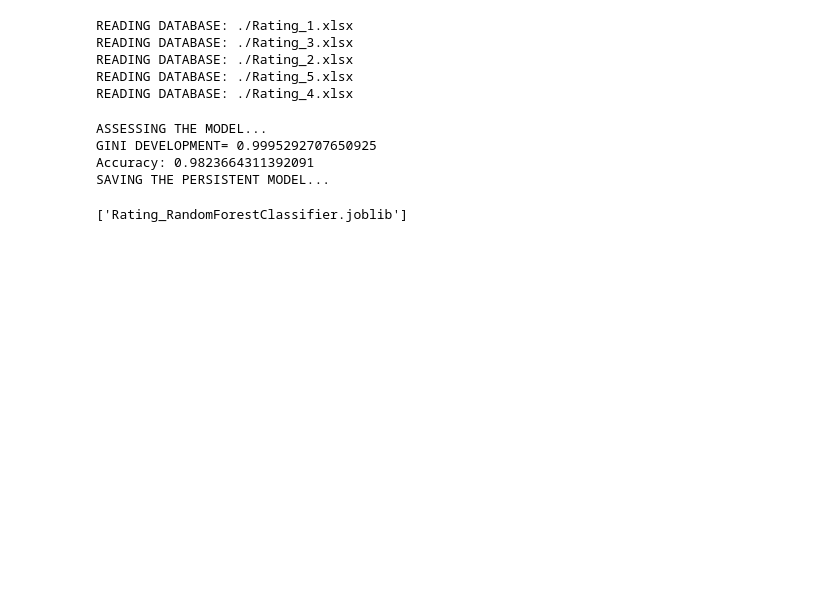
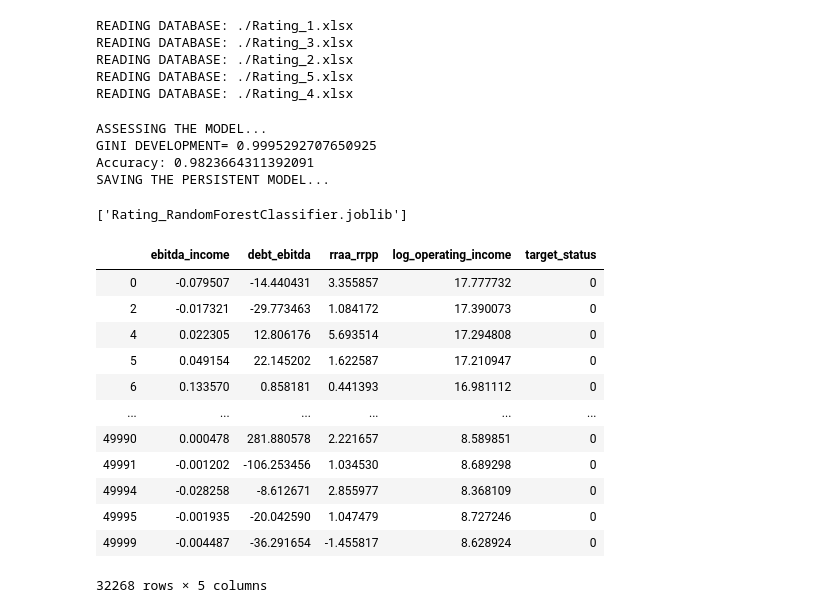
Before and after one commit to andanor/021_fintech_plataform, a Jupyter notebook: database/test_model.ipynb, the cells around one changed output. Drawn from its saved outputs; the diff is of its cells as text; code cells hidden in the pictures; blank space fills up the shorter version.

```diff
--- a/database/test_model.ipynb
+++ b/database/test_model.ipynb
@@ -85,3 +85,19 @@ GINI DEVELOPMENT= 0.9995292707650925
 Accuracy: 0.9823664311392091
 SAVING THE PERSISTENT MODEL...
 ['Rating_RandomForestClassifier.joblib']
+# %%
+df_clean
+# %% [output]
+|  | ebitda_income | debt_ebitda | rraa_rrpp | log_operating_income | target_status |
+| 0 | -0.079507 | -14.440431 | 3.355857 | 17.777732 | 0 |
+| 2 | -0.017321 | -29.773463 | 1.084172 | 17.390073 | 0 |
+| 4 | 0.022305 | 12.806176 | 5.693514 | 17.294808 | 0 |
+| 5 | 0.049154 | 22.145202 | 1.622587 | 17.210947 | 0 |
+| 6 | 0.133570 | 0.858181 | 0.441393 | 16.981112 | 0 |
+| ... | ... | ... | ... | ... | ... |
+| 49990 | 0.000478 | 281.880578 | 2.221657 | 8.589851 | 0 |
+| 49991 | -0.001202 | -106.253456 | 1.034530 | 8.689298 | 0 |
+| 49994 | -0.028258 | -8.612671 | 2.855977 | 8.368109 | 0 |
+| 49995 | -0.001935 | -20.042590 | 1.047479 | 8.727246 | 0 |
+| 49999 | -0.004487 | -36.291654 | -1.455817 | 8.628924 | 0 |
+32268 rows × 5 columns
```
Also changed, not shown: parts of 1 cell of this notebook.
